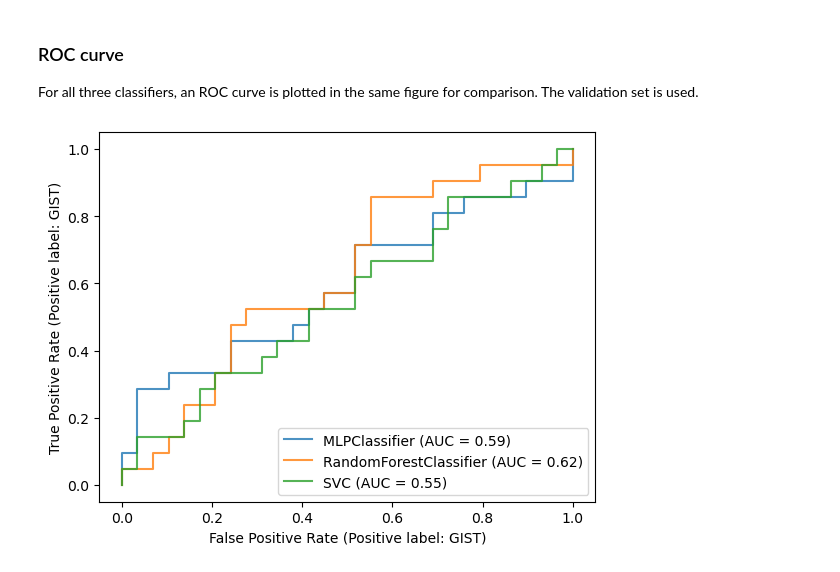
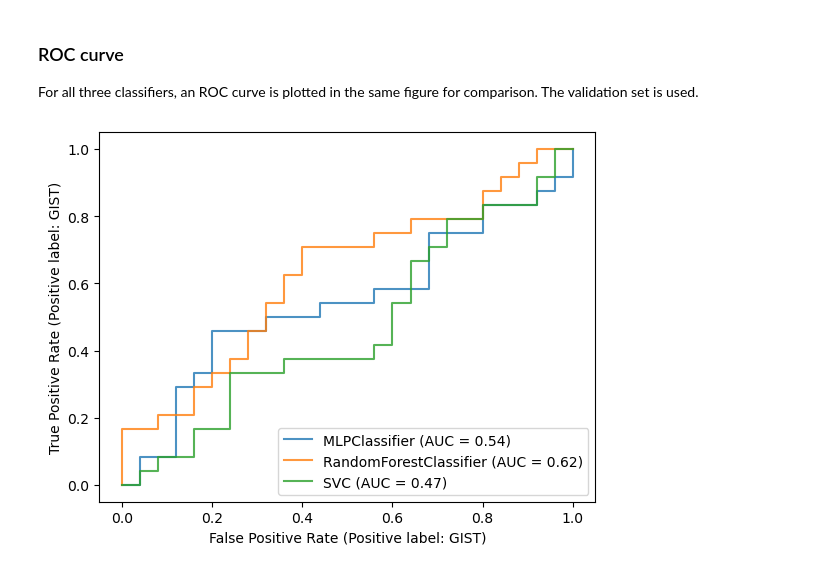
Before and after one commit to ecmbuijsman/TM10007_ML, a Jupyter notebook: assignment.ipynb, the cells around one changed output. Saved outputs shown, nothing was run; the diff lists cells and outputs as text; code cells hidden in the pictures.

```diff
--- a/assignment.ipynb
+++ b/assignment.ipynb
@@ -365,21 +365,21 @@ For all three classifiers, an ROC curve is plotted in the same figure for compar
 # %%
 # ROC plot
 svc = svm.SVC(kernel='poly', gamma='scale', degree=3, coef0=0, C=10)
-svc.fit(validate_pca, y_validate)
-svc_disp = RocCurveDisplay.from_estimator(svc, test_pca, y_test, ax=ax, alpha=0.8,pos_label='GIST')
+svc.fit(train_pca, y_train)
+svc_disp = RocCurveDisplay.from_estimator(svc, validate_pca, y_validate, ax=ax, alpha=0.8,pos_label='GIST')
 
 rfc = RandomForestClassifier(n_estimators=250, min_samples_split=7, min_samples_leaf=2, max_depth=250, random_state=0)
-rfc.fit(validate_pca, y_validate)
-rfc_disp = RocCurveDisplay.from_estimator(rfc, test_pca, y_test, ax=ax, alpha=0.8,pos_label='GIST')
+rfc.fit(train_pca, y_train)
+rfc_disp = RocCurveDisplay.from_estimator(rfc, validate_pca, y_validate, ax=ax, alpha=0.8,pos_label='GIST')
 
 mlp = MLPClassifier(solver= 'sgd', learning_rate_init= 0.01, hidden_layer_sizes= (60,60,60), early_stopping= False, alpha= 0.0001)
-mlp.fit(validate_pca, y_validate)
+mlp.fit(train_pca, y_train)
 
 ax = plt.gca()
-mlp_disp = RocCurveDisplay.from_estimator(mlp, test_pca, y_test, ax=ax, alpha=0.8,pos_label='GIST')
+mlp_disp = RocCurveDisplay.from_estimator(mlp, validate_pca, y_validate, ax=ax, alpha=0.8,pos_label='GIST')
 rfc_disp.plot(ax=ax, alpha=0.8)
 svc_disp.plot(ax=ax, alpha=0.8)
 plt.show()
 plt.show()
 # %% [output]
-[figure, old version]
+[figure, new version]
```
